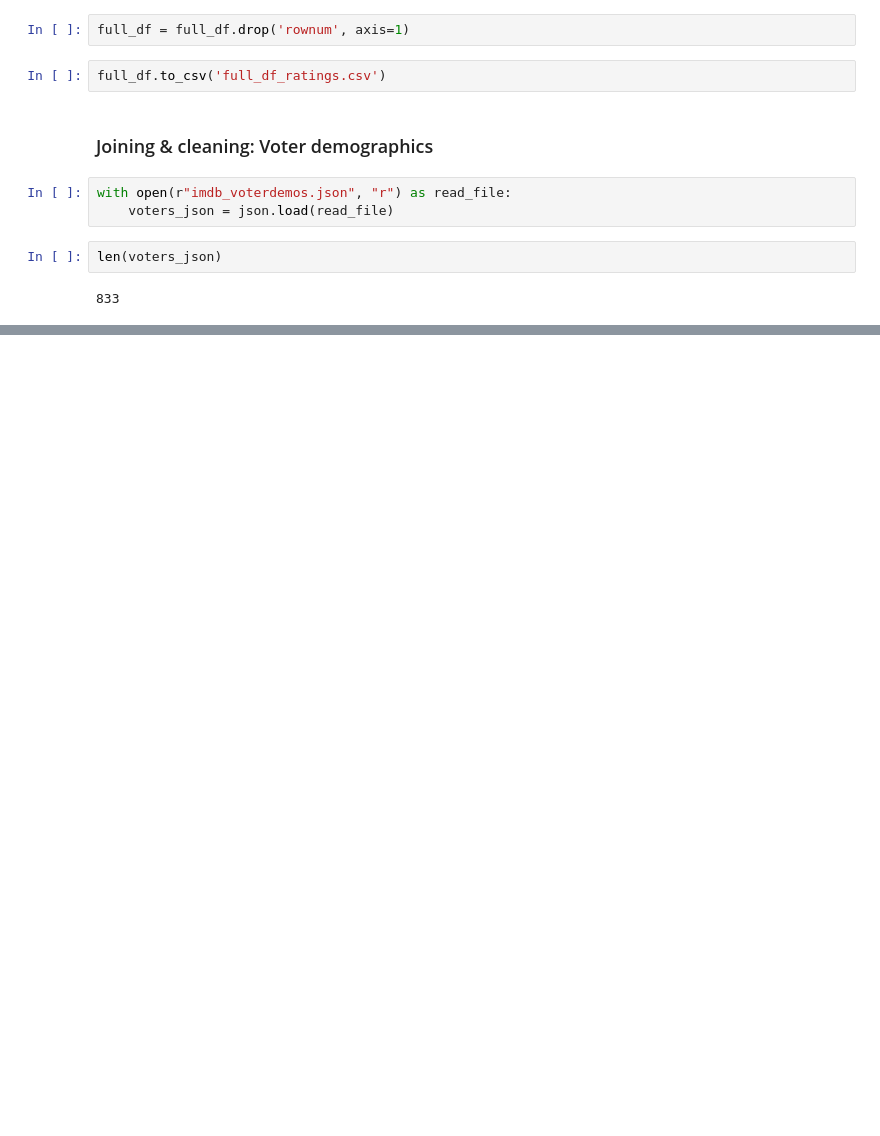
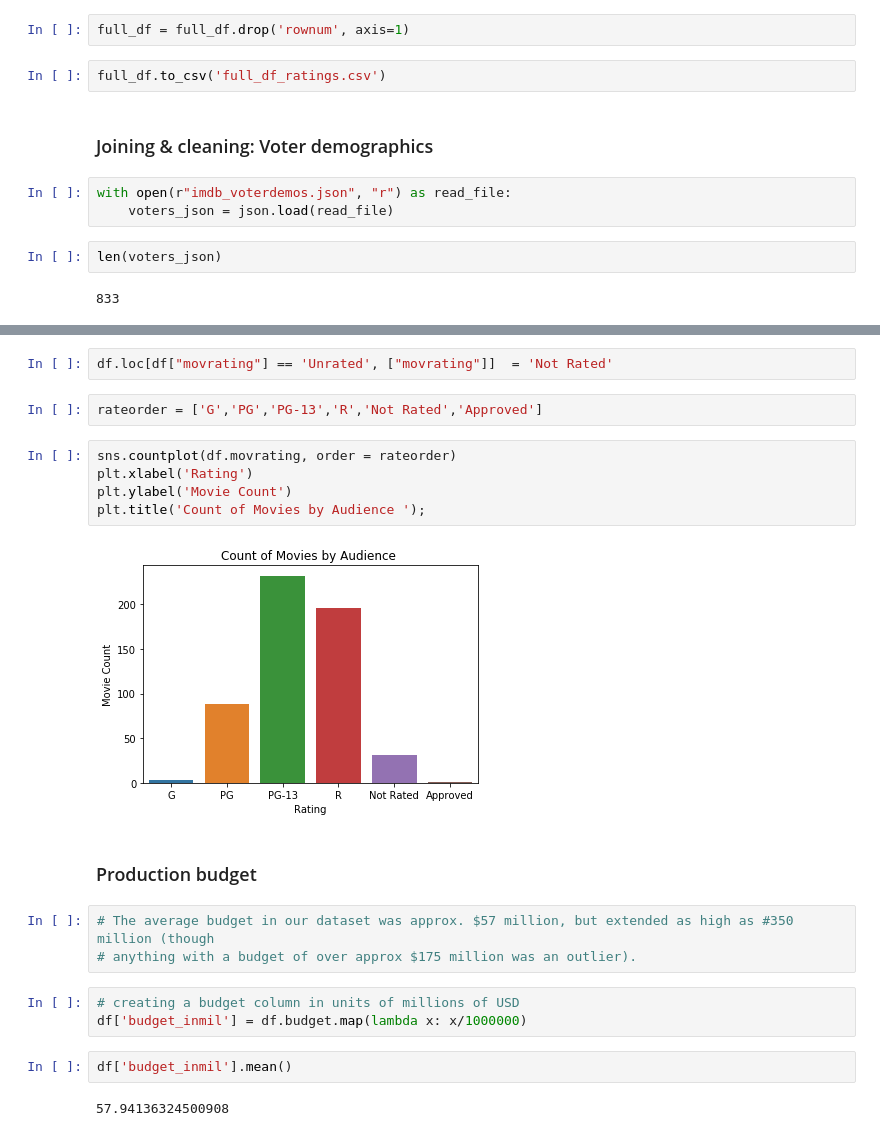
Before and after one commit to kevinsgiroux/dsc-mod-1-project-v2-1-onl01-dtsc-ft-070620, a Jupyter notebook: student.ipynb, the cells around one changed output, grey strips where cells are left out. Cells and saved outputs as stored; diff of their text form; blank space fills up the shorter version.

```diff
--- a/student.ipynb
+++ b/student.ipynb
@@ -1153,0 +1682,23 @@ len(voters_json)
+# %%
+df.loc[df["movrating"] == 'Unrated', ["movrating"]]  = 'Not Rated'
+# %%
+rateorder = ['G','PG','PG-13','R','Not Rated','Approved']
+# %%
+sns.countplot(df.movrating, order = rateorder)
+plt.xlabel('Rating')
+plt.ylabel('Movie Count')
+plt.title('Count of Movies by Audience ');
+# %% [output]
+[figure, added]
+# %% [markdown]
+### Production budget
+# %%
+# The average budget in our dataset was approx. $57 million, but extended as high as #350 million (though
+# anything with a budget of over approx $175 million was an outlier).
+# %%
+# creating a budget column in units of millions of USD
+df['budget_inmil'] = df.budget.map(lambda x: x/1000000)
+# %%
+df['budget_inmil'].mean()
+# %% [output]
+57.94136324500908
```
Also changed, not shown: parts of 138 cells of this notebook, 11 other files.
